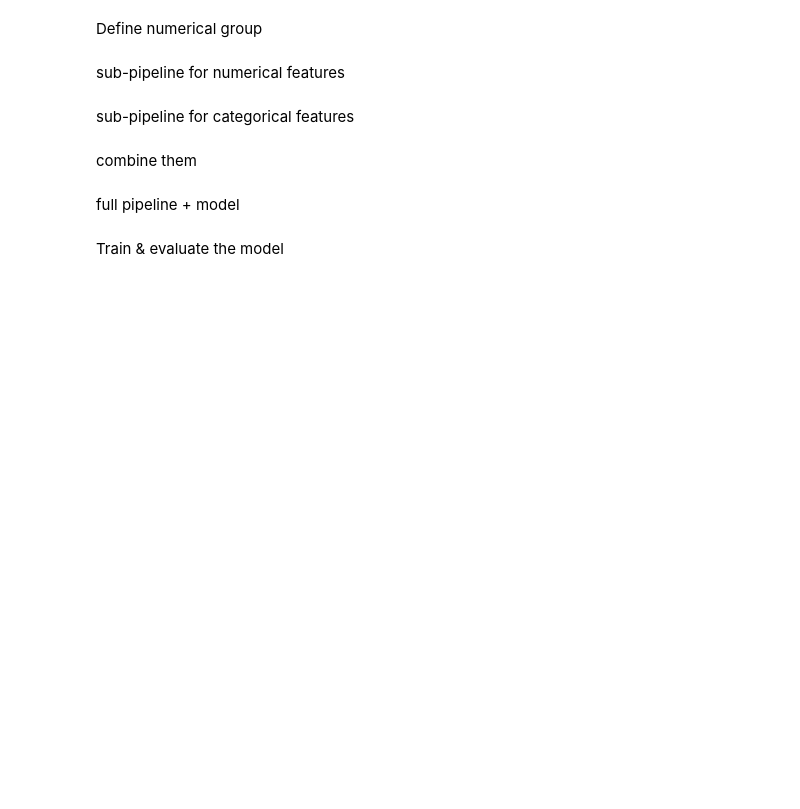
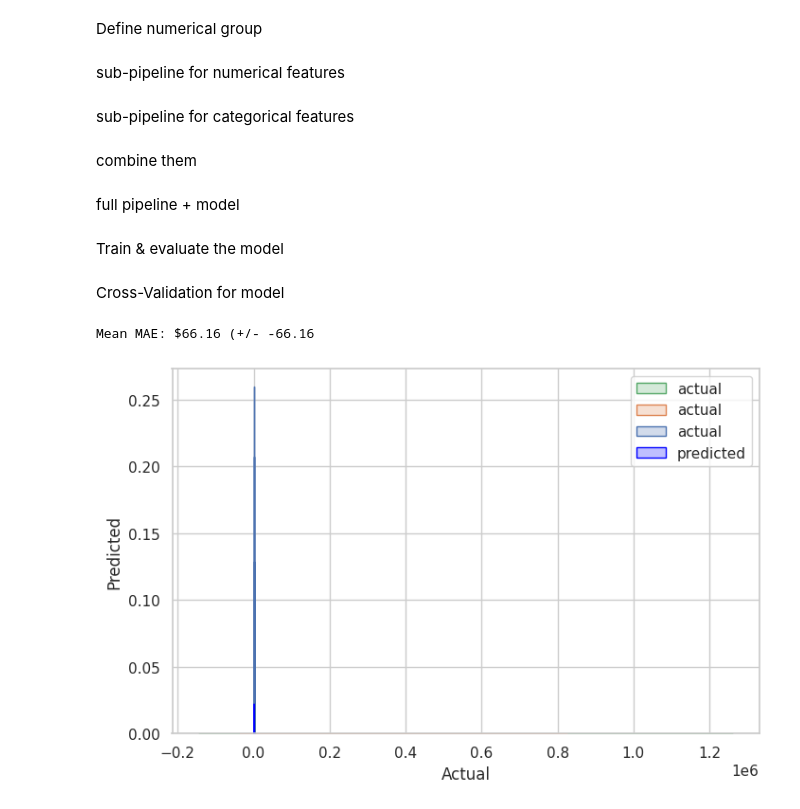
Before and after one commit to Alain-16/Digital_Product_Insights, a Jupyter notebook: modelDev.ipynb, the cells around one changed output. Cells and saved outputs as stored; diff of their text form; code cells hidden in the pictures; blank space fills up the shorter version.

Commit message:
model evaluation

```diff
--- a/modelDev.ipynb
+++ b/modelDev.ipynb
@@ -125,3 +126,29 @@ pipeline = Pipeline([
 ])
 # %% [markdown]
 Train & evaluate the model
+# %%
+x = df[numerical_cols + categorical_cols]
+y = df['cost']
+
+x_train,x_test,y_train,y_test = train_test_split(x,y,test_size=0.2,random_state=42)
+
+pipeline.fit(x_train,y_train)
+
+y_pred = pipeline.predict(x_test)
+# %% [markdown]
+Cross-Validation for model
+# %%
+scores = cross_val_score(pipeline,x,y,cv=5,scoring='neg_mean_absolute_error')
+print(f"Mean MAE: ${-scores.mean():.2f} (+/- {scores.mean():.2f}")
+# %% [output]
+Mean MAE: $66.16 (+/- -66.16
+# %%
+plt.figure(figsize=(8,5))
+sns.kdeplot(x_test,color='red',fill=True,label='actual')
+sns.kdeplot(y_pred,color='blue',fill=True,label='predicted')
+plt.xlabel("Actual")
+plt.ylabel("Predicted")
+plt.legend()
+plt.show()
+# %% [output]
+[figure, added]
```
Also changed, not shown: parts of 1 cell of this notebook.
